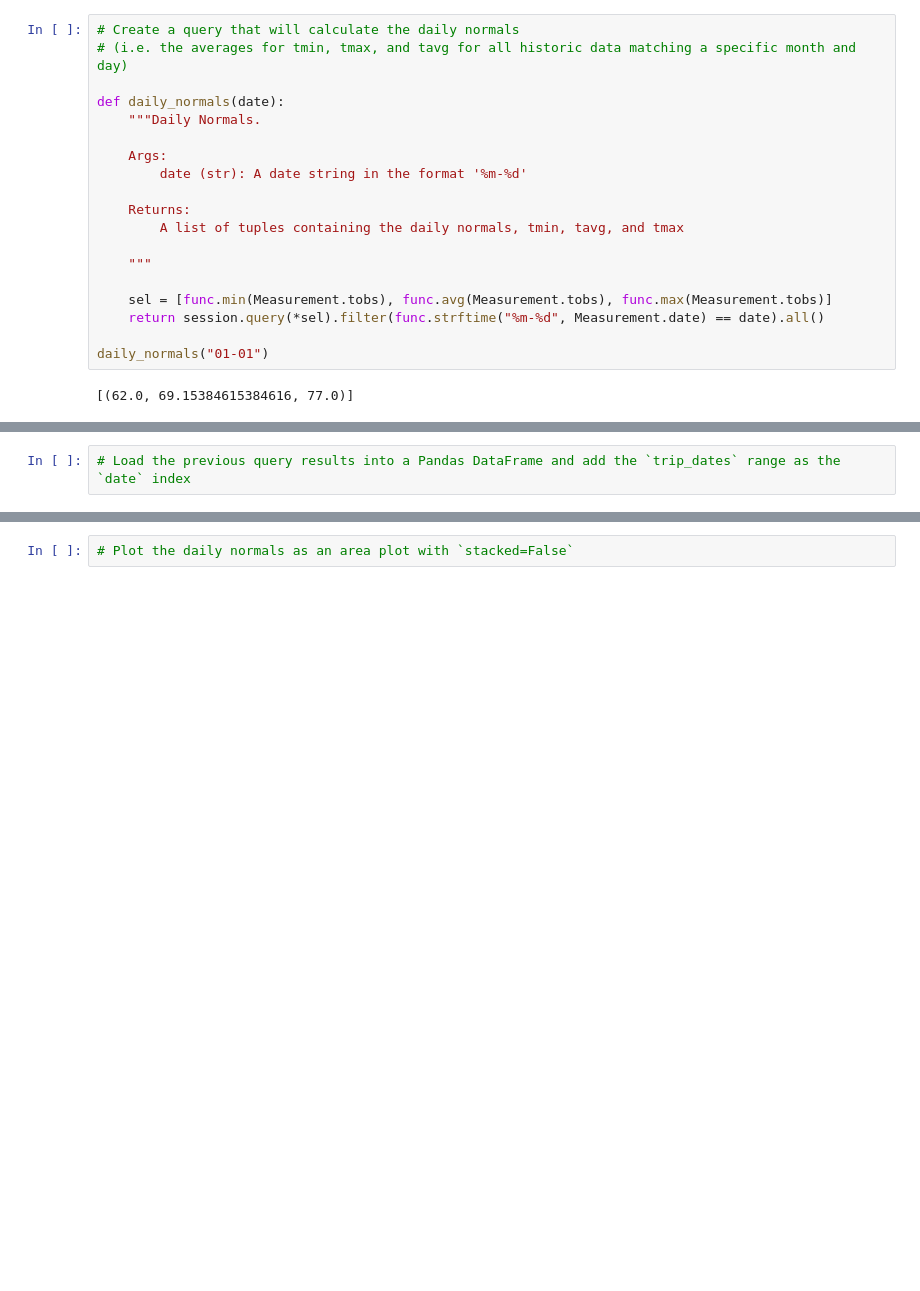
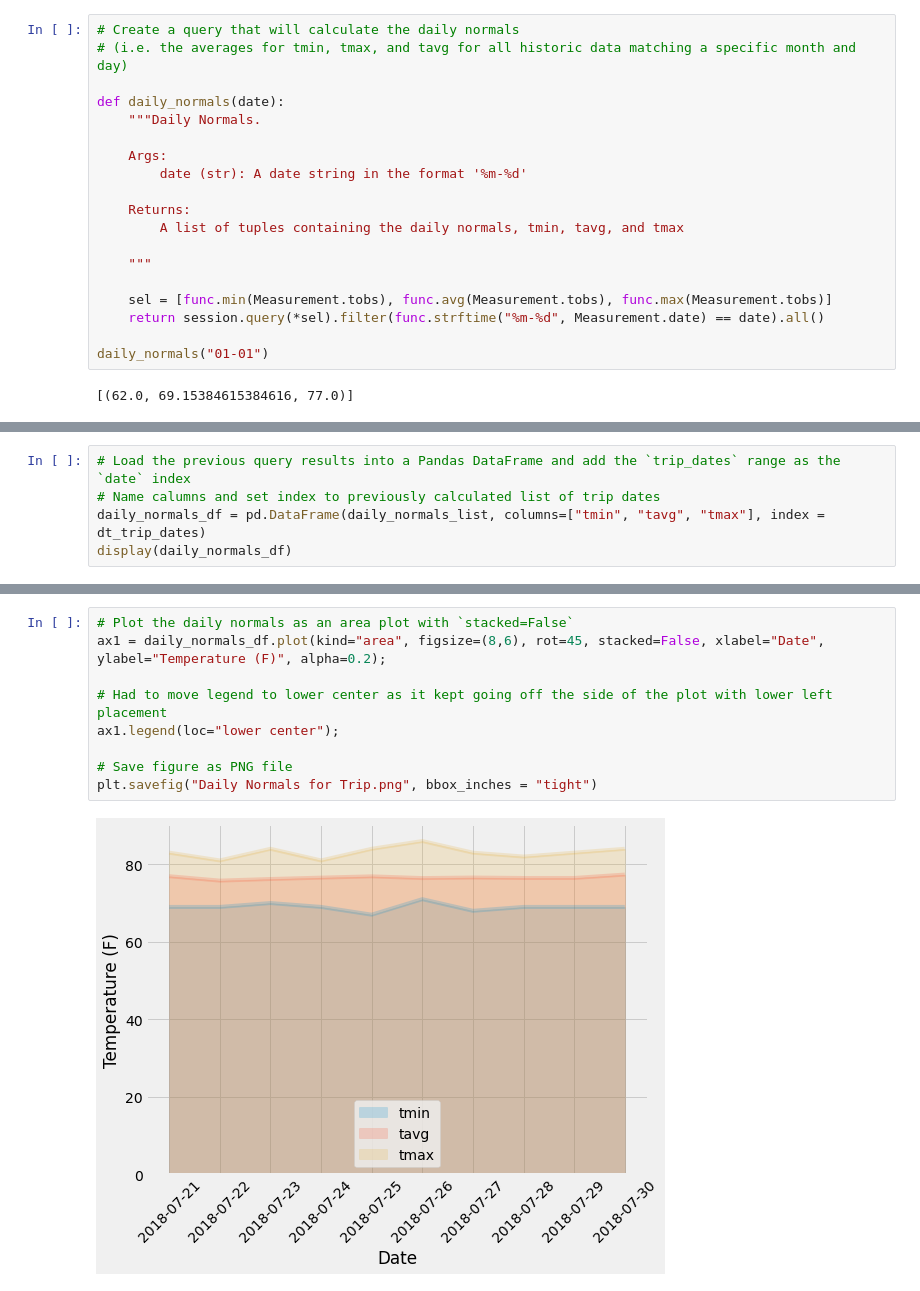
Before and after one commit to etassone1974/sqlalchemy-challenge, a Jupyter notebook: climate_starter.ipynb, the cells around one changed output, grey strips where cells are left out. Cells and saved outputs as stored; diff of their text form; blank space fills up the shorter version.

```diff
--- a/climate_starter.ipynb
+++ b/climate_starter.ipynb
@@ -375,2 +507,5 @@ daily_normals("01-01")
 # %%
 # Load the previous query results into a Pandas DataFrame and add the `trip_dates` range as the `date` index
+# Name calumns and set index to previously calculated list of trip dates
+daily_normals_df = pd.DataFrame(daily_normals_list, columns=["tmin", "tavg", "tmax"], index = dt_trip_dates)
+display(daily_normals_df)
@@ -377,2 +524,11 @@ daily_normals("01-01")
-# %%
-# Plot the daily normals as an area plot with `stacked=False`
+# %%
+# Plot the daily normals as an area plot with `stacked=False`
+ax1 = daily_normals_df.plot(kind="area", figsize=(8,6), rot=45, stacked=False, xlabel="Date", ylabel="Temperature (F)", alpha=0.2);
+
+# Had to move legend to lower center as it kept going off the side of the plot with lower left placement
+ax1.legend(loc="lower center");
+
+# Save figure as PNG file
+plt.savefig("Daily Normals for Trip.png", bbox_inches = "tight")
+# %% [output]
+[figure, added]
```
Also changed, not shown: parts of 8 cells of this notebook, 4 other files.
